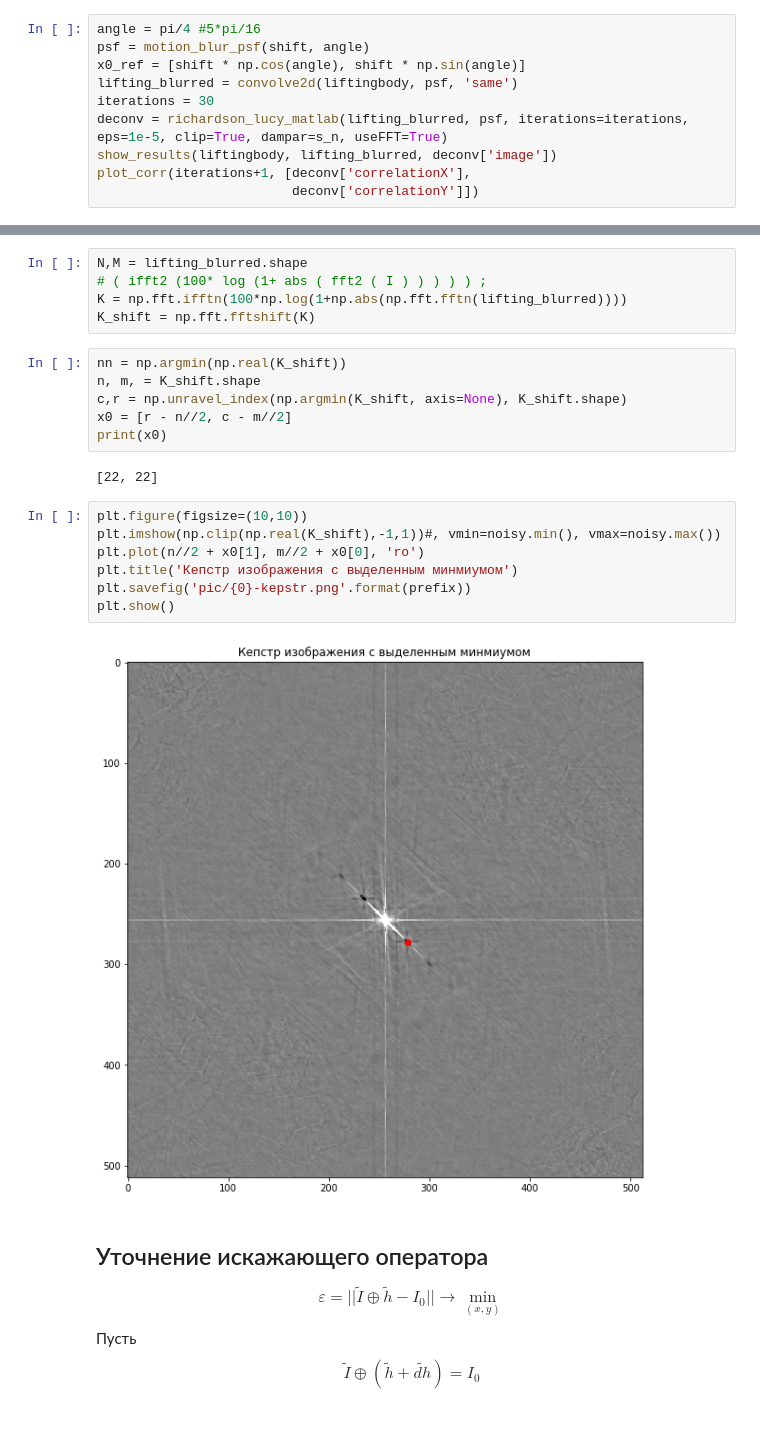
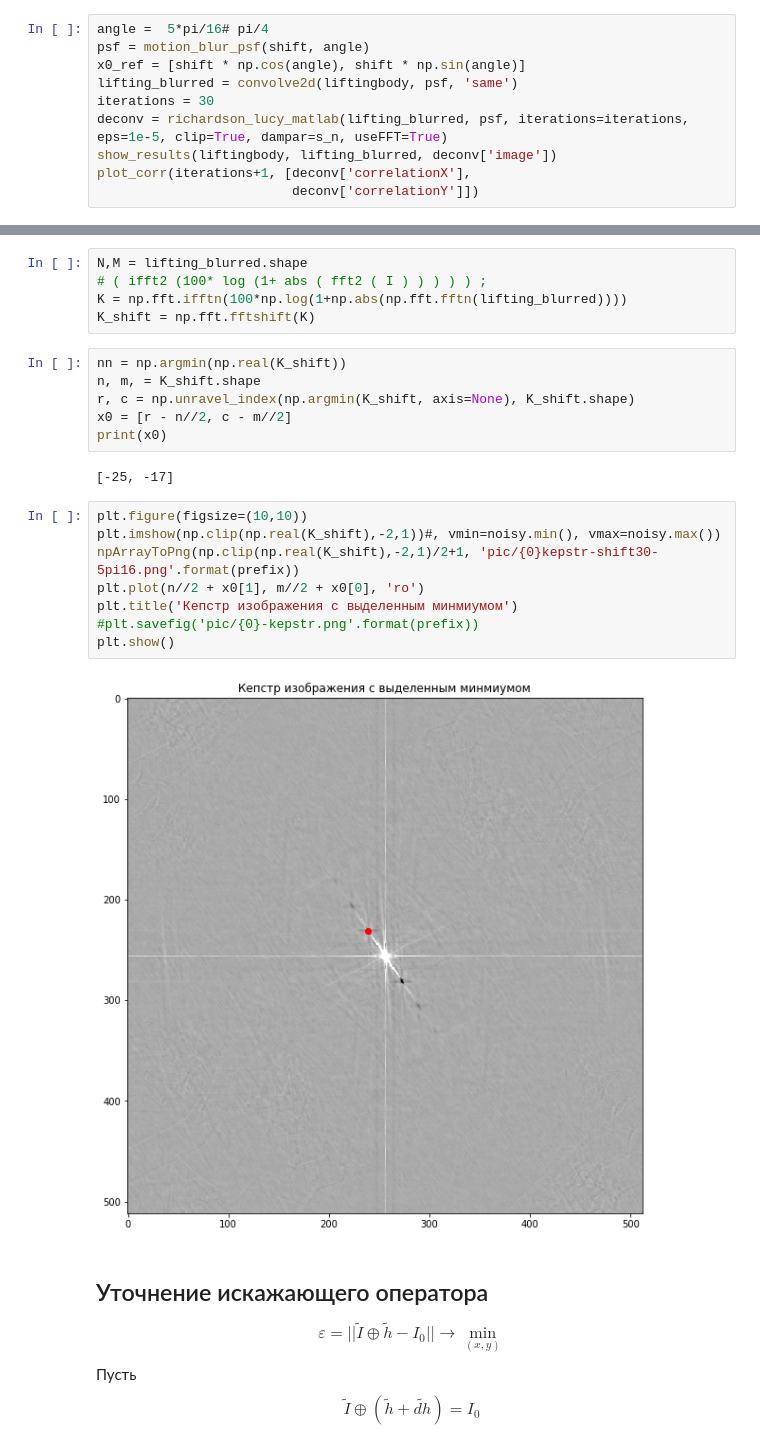
Before and after one commit to progiv/deconv, a Jupyter notebook: expertiments-linear.ipynb, the cells around one changed output, grey strips where cells are left out. Drawn from its saved outputs; the diff is of its cells as text.

```diff
--- a/expertiments-linear.ipynb
+++ b/expertiments-linear.ipynb
@@ -96,7 +94,7 @@ plot_corr(iterations+1, [deconv['correlationX'],
 [figure]
 [figure]
 # %%
-angle = pi/4 #5*pi/16
+angle =  5*pi/16# pi/4
 psf = motion_blur_psf(shift, angle)
 x0_ref = [shift * np.cos(angle), shift * np.sin(angle)]
 lifting_blurred = convolve2d(liftingbody, psf, 'same')
@@ -134,20 +132,21 @@ K_shift = np.fft.fftshift(K)
 # %%
 nn = np.argmin(np.real(K_shift))
 n, m, = K_shift.shape
-c,r = np.unravel_index(np.argmin(K_shift, axis=None), K_shift.shape)
+r, c = np.unravel_index(np.argmin(K_shift, axis=None), K_shift.shape)
 x0 = [r - n//2, c - m//2]
 print(x0)
 # %% [output]
-[22, 22]
+[-25, -17]
 # %%
 plt.figure(figsize=(10,10))
-plt.imshow(np.clip(np.real(K_shift),-1,1))#, vmin=noisy.min(), vmax=noisy.max())
+plt.imshow(np.clip(np.real(K_shift),-2,1))#, vmin=noisy.min(), vmax=noisy.max())
+npArrayToPng(np.clip(np.real(K_shift),-2,1)/2+1, 'pic/{0}kepstr-shift30-5pi16.png'.format(prefix))
 plt.plot(n//2 + x0[1], m//2 + x0[0], 'ro')
 plt.title('Кепстр изображения с выделенным минмиумом')
-plt.savefig('pic/{0}-kepstr.png'.format(prefix))
+#plt.savefig('pic/{0}-kepstr.png'.format(prefix))
 plt.show()
 # %% [output]
-[figure, old version]
+[figure, new version]
 # %% [markdown]
 ## Уточнение искажающего оператора
 $$\varepsilon = ||\tilde{I}\oplus\tilde{h}-I_0|| \to \min_{(x,y)}$$
```
Also changed, not shown: parts of 9 cells of this notebook, 46 other files.
